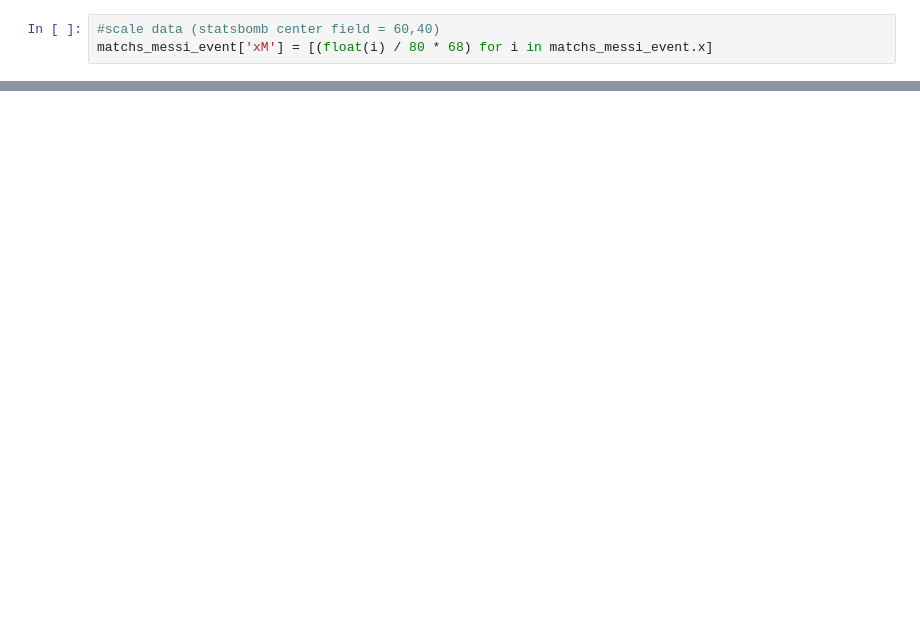
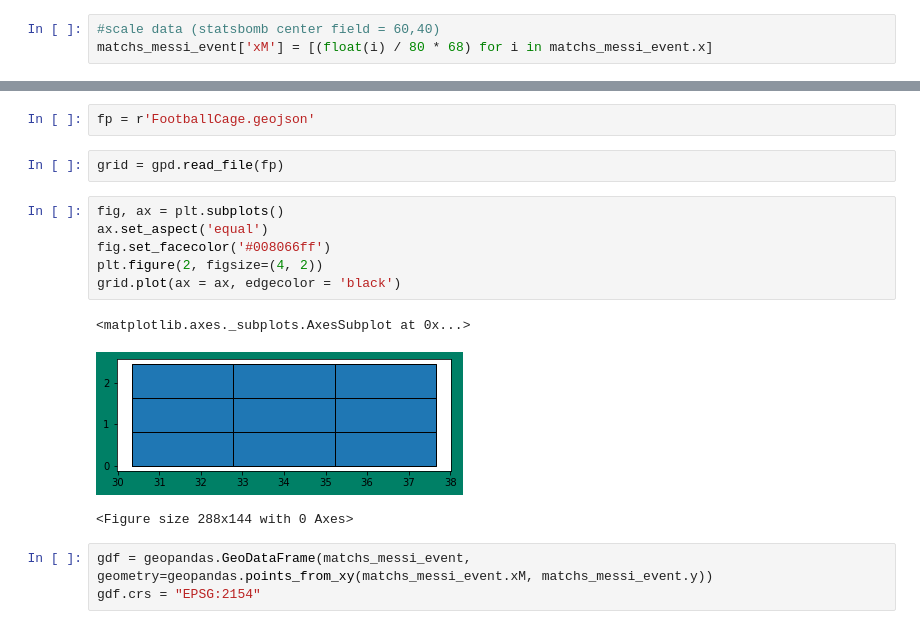
Before and after one commit to litenka/MessiEndLocationGoal, a Jupyter notebook: MessiShoot.ipynb, the cells around one changed output, grey strips where cells are left out. Saved outputs shown, nothing was run; the diff lists cells and outputs as text; blank space fills up the shorter version.

```diff
--- a/MessiShoot.ipynb
+++ b/MessiShoot.ipynb
@@ -101,0 +59,17 @@ Name: typeofshot, dtype: int64
+# %%
+fp = r'FootballCage.geojson'
+# %%
+grid = gpd.read_file(fp)
+# %%
+fig, ax = plt.subplots()
+ax.set_aspect('equal')
+fig.set_facecolor('#008066ff')
+plt.figure(2, figsize=(4, 2))
+grid.plot(ax = ax, edgecolor = 'black')
+# %% [output]
+<matplotlib.axes._subplots.AxesSubplot at 0x...>
+[figure, added]
+<Figure size 288x144 with 0 Axes>
+# %%
+gdf = geopandas.GeoDataFrame(matchs_messi_event, geometry=geopandas.points_from_xy(matchs_messi_event.xM, matchs_messi_event.y))
+gdf.crs = "EPSG:2154"
```
Also changed, not shown: parts of 9 cells of this notebook, 2 other files.
